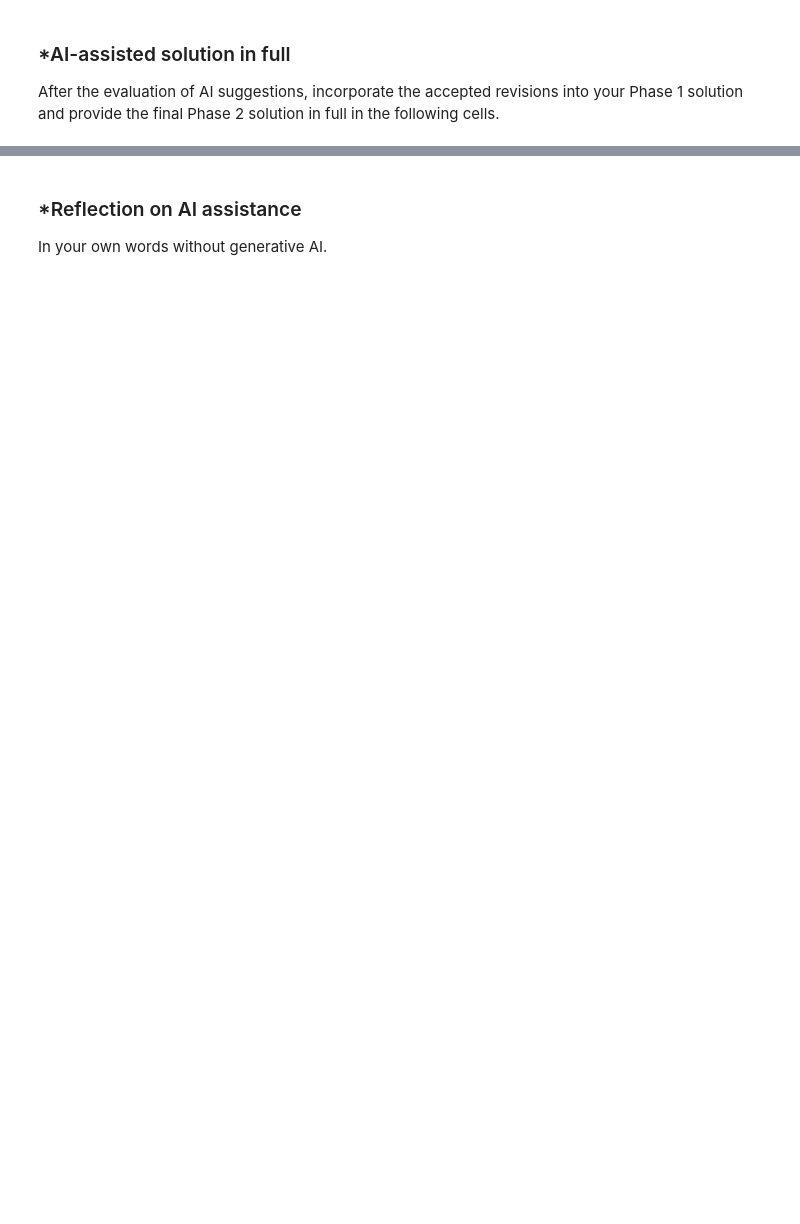
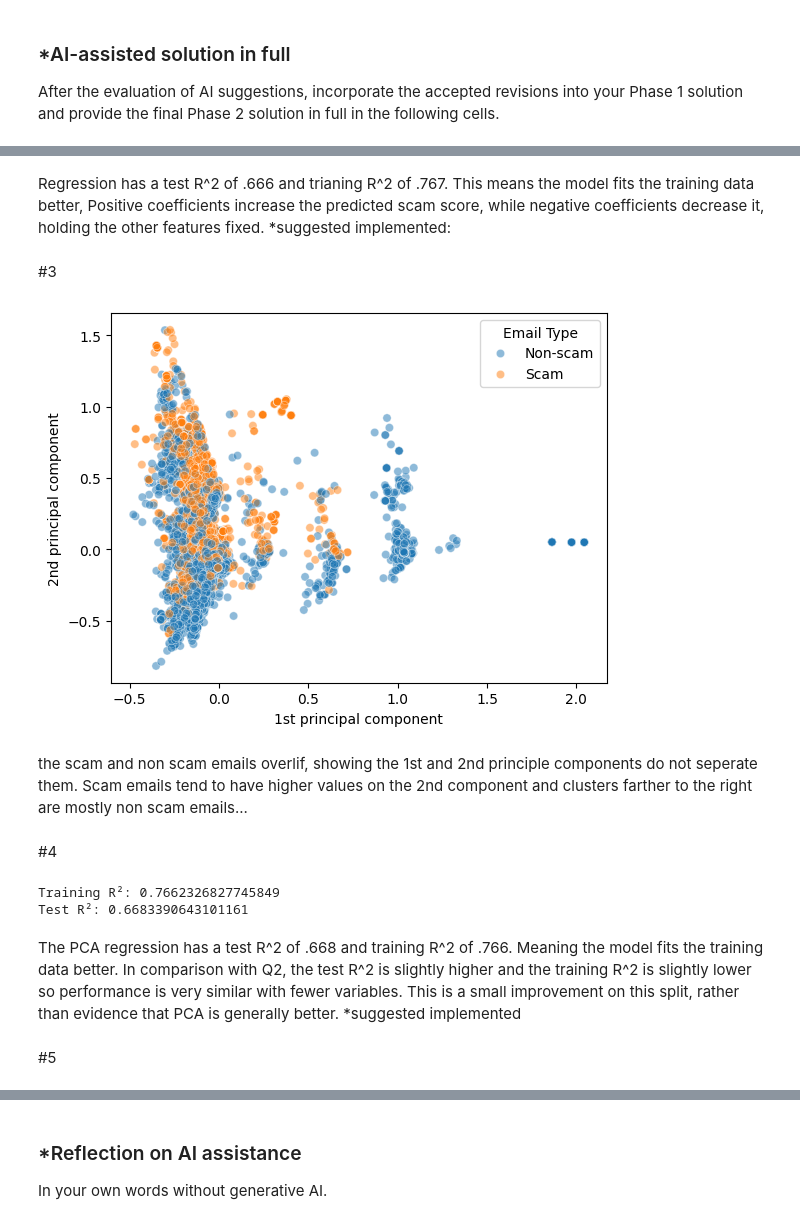
Before and after one commit to mwetmore05/A05-pca, a Jupyter notebook: A05PCA.ipynb, the cells around one changed output, grey strips where cells are left out. Drawn from its saved outputs; the diff is of its cells as text; code cells hidden in the pictures; blank space fills up the shorter version.

```diff
--- a/A05PCA.ipynb
+++ b/A05PCA.ipynb
@@ -183,0 +248,17 @@ After the evaluation of AI suggestions, incorporate the accepted revisions into
+# %%
+import pandas as pd
+from sklearn.model_selection import train_test_split
+from sklearn.linear_model import LinearRegression
+#setting up like in linear regression slides
+data = pd.read_parquet('/content/Phishing_clean.parquet')
+X = data.drop(columns='Email Type')
+y = data['Email Type']
+X_train, X_test, y_train, y_test = train_test_split(
+    X, y, test_size=0.2, random_state=42
+)
+model = LinearRegression().fit(X_train, y_train)
+print("Test R²:", model.score(X_test, y_test)) #suggested implemented
+print("Training R²:", model.score(X_train, y_train)) #suggested implemented
+coef = pd.Series(model.coef_, index=X.columns)
+largest = coef.abs().sort_values(ascending=False).head(10) #ssuggested implemented
+coef.loc[largest.index] #suggested implemented
@@ -183,0 +280,40 @@ After the evaluation of AI suggestions, incorporate the accepted revisions into
+# %% [markdown]
+Regression has a test R^2 of .666 and trianing R^2 of .767. This means the model fits the training data better,
+Positive coefficients increase the predicted scam score, while negative coefficients decrease it, holding the other features fixed.
+*suggested implemented:
+# %% [markdown]
+#3
+# %%
+from sklearn.decomposition import PCA
+import seaborn as sns
+
+pca = PCA(n_components=2).fit(X)
+X_pca = pca.transform(X)
+#suggested implemented: clearer legend and reduced overlap
+sns.scatterplot(
+    x=X_pca[:, 0], y=X_pca[:, 1],
+    hue=y.map({0: "Non-scam", 1: "Scam"}), alpha=0.5)
+plt.xlabel("1st principal component")
+plt.ylabel("2nd principal component")
+plt.show()
+# %% [output]
+[figure, added]
+# %% [markdown]
+the scam and non scam emails overlif, showing the 1st and 2nd principle components do not seperate them. Scam emails tend to have higher values on the 2nd component and clusters farther to the right are mostly non scam emails...
+# %% [markdown]
+#4
+# %%
+pca2 = PCA(n_components=2610).fit(X_train)
+X_train_pca = pca2.transform(X_train)
+X_test_pca = pca2.transform(X_test)
+model2 = LinearRegression().fit(X_train_pca, y_train)
+print("Training R²:", model2.score(X_train_pca, y_train)) #suggested implemented
+print("Test R²:", model2.score(X_test_pca, y_test)) #suggested implemented
+# %% [output]
+Training R²: 0.7662326827745849
+Test R²: 0.6683390643101161
+# %% [markdown]
+The PCA regression has a test R^2 of .668 and training R^2 of .766. Meaning the model fits the training data better. In comparison with Q2, the test R^2 is slightly higher and the training R^2 is slightly lower so performance is very similar with fewer variables.
+This is a small improvement on this split, rather than evidence that PCA is generally better. *suggested implemented
+# %% [markdown]
+#5
```
Also changed, not shown: parts of 16 cells of this notebook.
